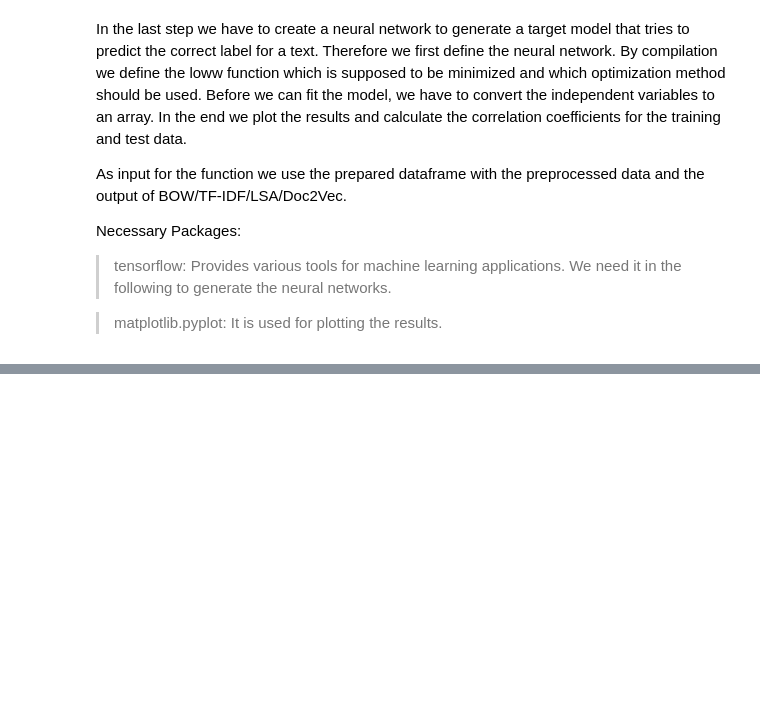
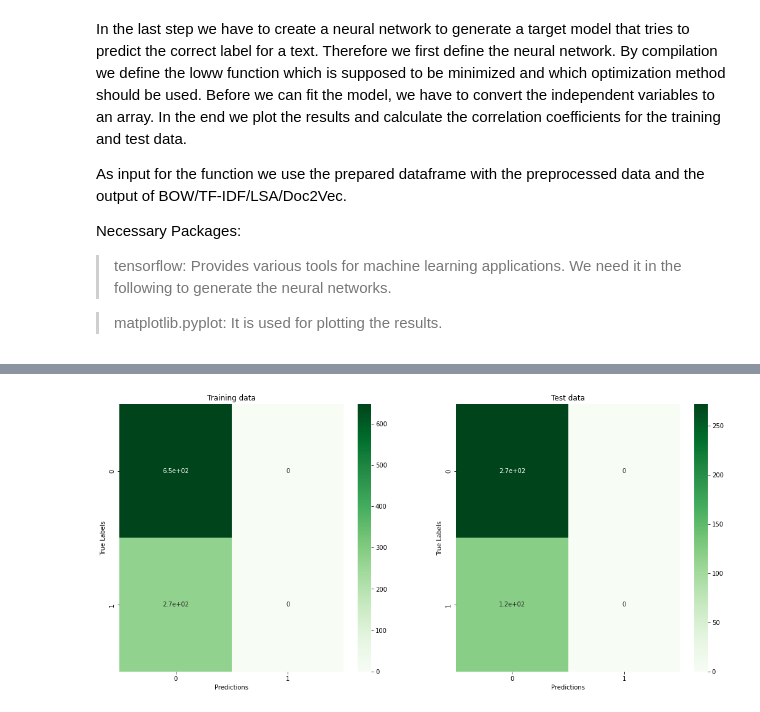
Before and after one commit to flxmlr/DLTA_Assignment2, a Jupyter notebook: Assignment_2_Text_Analytics_Team1.ipynb, the cells around one changed output, grey strips where cells are left out. Cells and saved outputs as stored; diff of their text form; code cells hidden in the pictures; blank space fills up the shorter version.

```diff
--- a/Assignment_2_Text_Analytics_Team1.ipynb
+++ b/Assignment_2_Text_Analytics_Team1.ipynb
@@ -741,0 +632,27 @@ Correlation coefficient Testdata: nan
+# %%
+import seaborn as sn
+from sklearn.metrics import confusion_matrix
+import matplotlib.pylab as plt
+
+neural_network = nn_bow
+
+# let us take a look at the confusion matrix, remember predictions are 1 if the predicted proability for class 1 is higher than 0.5
+fig, axs = plt.subplots(1, 2, figsize=(18, 8))
+
+train_cm = confusion_matrix(train_y, (neural_network.predict(train_bow_matrix) > 0.50).ravel() * 1)
+sn.heatmap(train_cm, annot = True, cmap='Greens', ax = axs[0])
+
+axs[0].set_xlabel('Predictions')
+axs[0].set_ylabel('True Labels')
+axs[0].set_title('Training data')
+
+test_cm = confusion_matrix(test_y, (neural_network.predict(test_bow_matrix) > 0.50).ravel() * 1)
+sn.heatmap(test_cm, annot = True, cmap='Greens', ax = axs[1])
+
+axs[1].set_xlabel('Predictions')
+axs[1].set_ylabel('True Labels')
+axs[1].set_title('Test data')
+
+plt.show()
+# %% [output]
+[figure, added]
```
Also changed, not shown: parts of 27 cells of this notebook.
